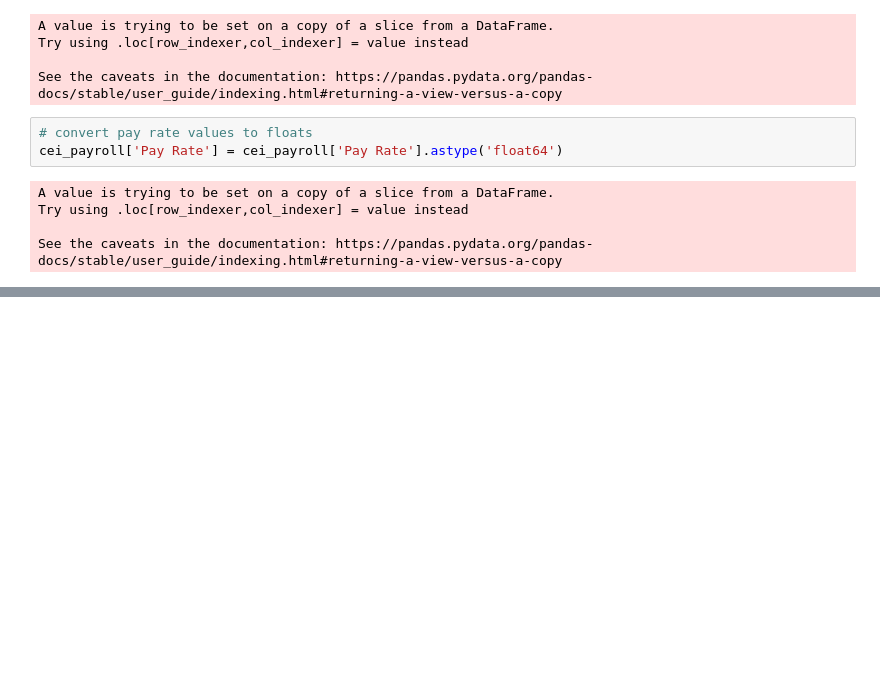
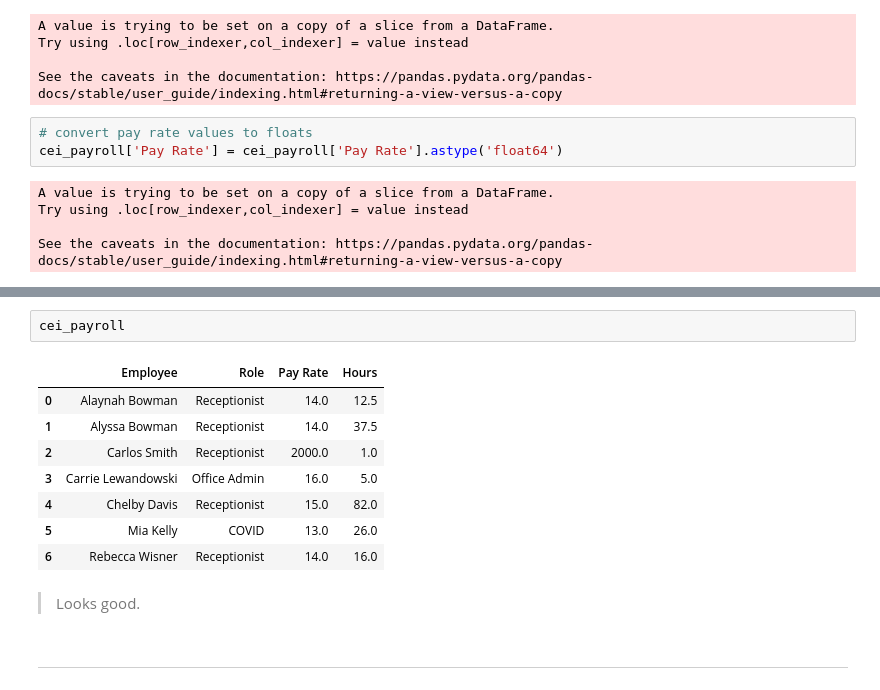
Before and after one commit to c-smith7/Payroll_script, a Jupyter notebook: analysis/Script_nb.ipynb, the cells around one changed output, grey strips where cells are left out. Saved outputs shown, nothing was run; the diff lists cells and outputs as text; blank space fills up the shorter version.

Commit message:
Began writing script in jupyter lab. Cleaned data and split into Wellness Physician payroll and CEI payroll.

```diff
--- a/analysis/Script_nb.ipynb
+++ b/analysis/Script_nb.ipynb
@@ -274,0 +291,15 @@ See the caveats in the documentation: https://pandas.pydata.org/pandas-docs/stab
+# %%
+cei_payroll
+# %% [output]
+|  | Employee | Role | Pay Rate | Hours |
+| 0 | Alaynah Bowman | Receptionist | 14.0 | 12.5 |
+| 1 | Alyssa Bowman | Receptionist | 14.0 | 37.5 |
+| 2 | Carlos Smith | Receptionist | 2000.0 | 1.0 |
+| 3 | Carrie Lewandowski | Office Admin | 16.0 | 5.0 |
+| 4 | Chelby Davis | Receptionist | 15.0 | 82.0 |
+| 5 | Mia Kelly | COVID | 13.0 | 26.0 |
+| 6 | Rebecca Wisner | Receptionist | 14.0 | 16.0 |
+# %% [markdown]
+> Looks good.
+# %% [markdown]
+------
```
Also changed, not shown: parts of 2 cells of this notebook.
